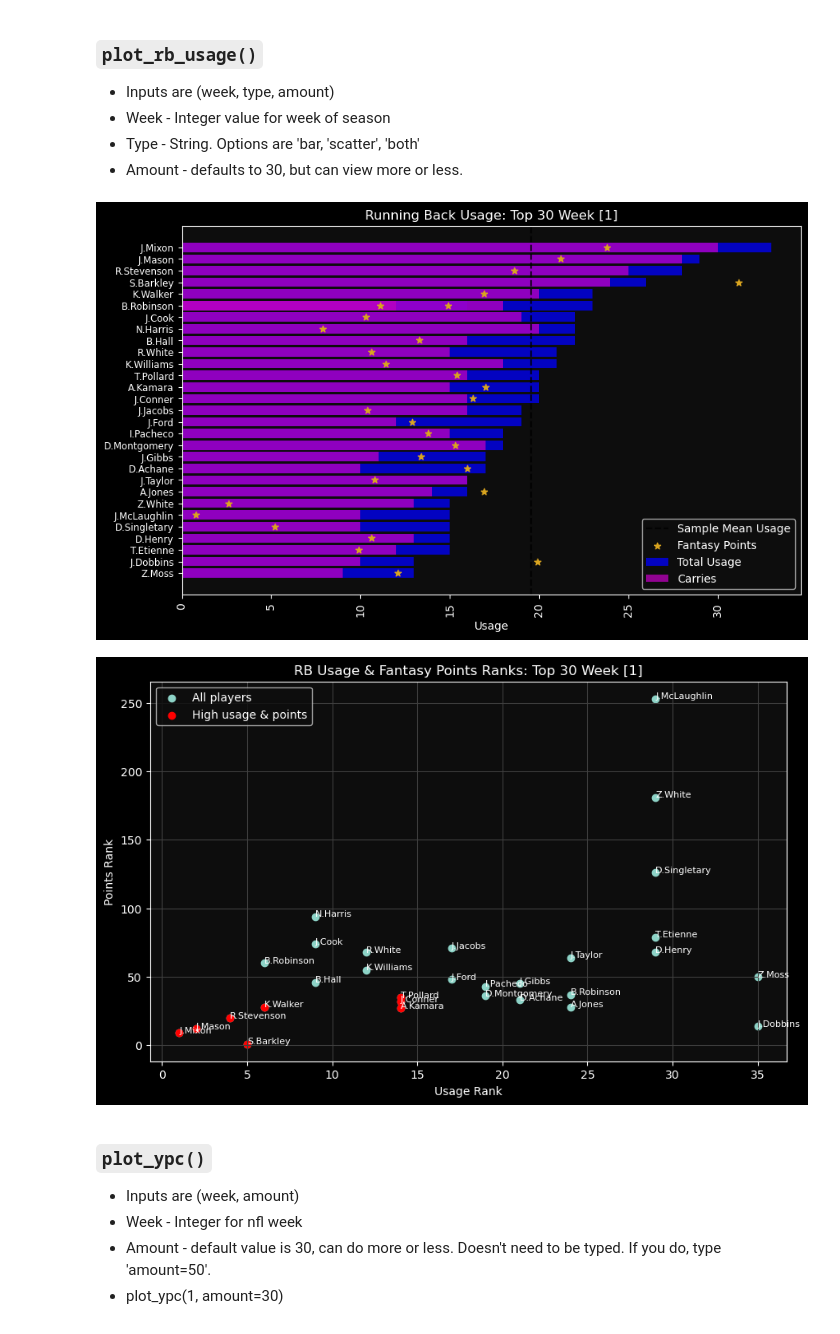
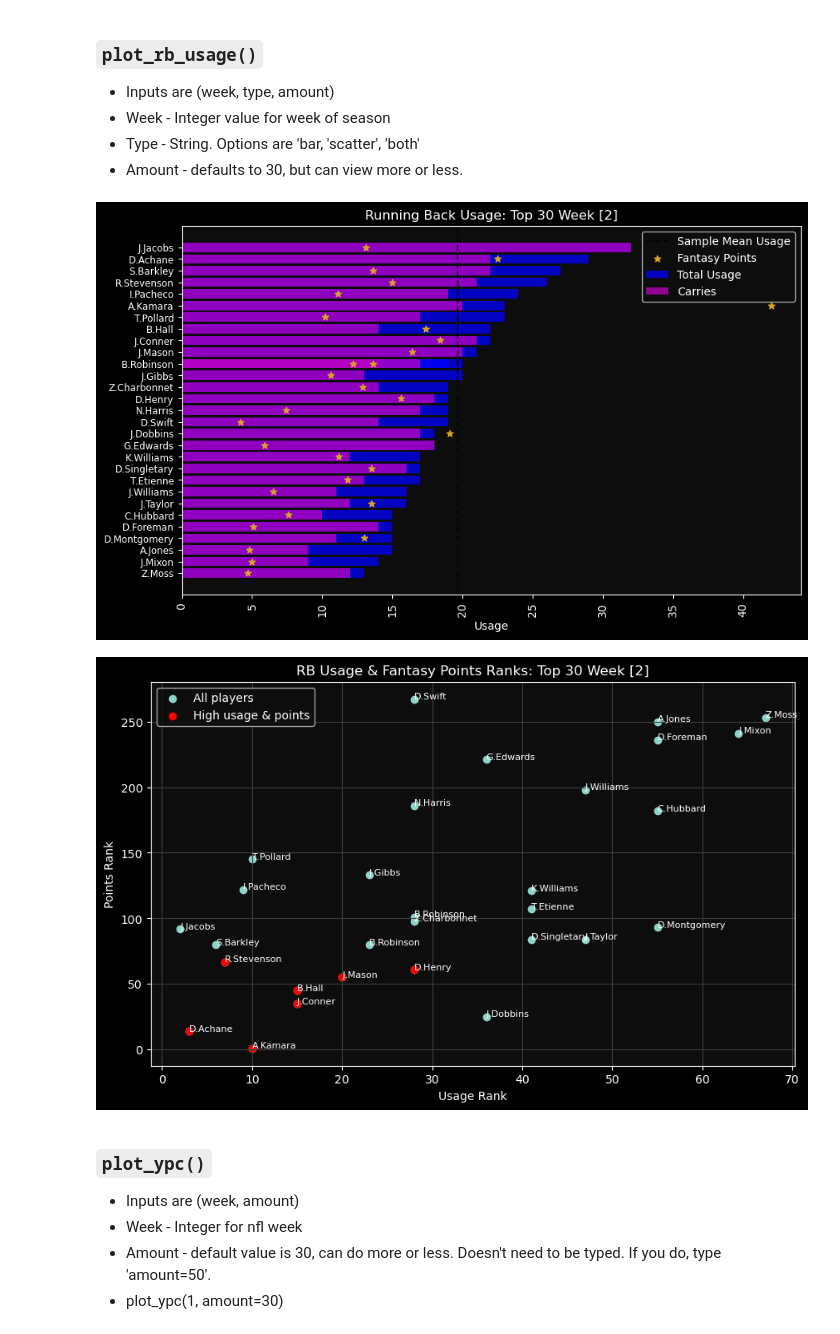
Before and after one commit to prestonf99/NFL-Fun, a Jupyter notebook: Library.ipynb, the cells around one changed output. Saved outputs shown, nothing was run; the diff lists cells and outputs as text; code cells hidden in the pictures.

```diff
--- a/Library.ipynb
+++ b/Library.ipynb
@@ -11,13 +13,13 @@ import tables as tb
  * Type - String. Options are 'bar, 'scatter', 'both'
  * Amount - defaults to 30, but can view more or less.
 # %%
-wk.plot_rb_usage(1, 'bar', amount=30)
+wk.plot_rb_usage(2, 'bar', amount=30)
 # %% [output]
-[figure, old version]
+[figure, new version]
 # %%
-wk.plot_rb_usage(1, 'scatter')
+wk.plot_rb_usage(2, 'scatter')
 # %% [output]
-[figure, old version]
+[figure, new version]
 # %% [markdown]
 ### `plot_ypc()`
 
```
Also changed, not shown: parts of 19 cells of this notebook, 4 other files.
